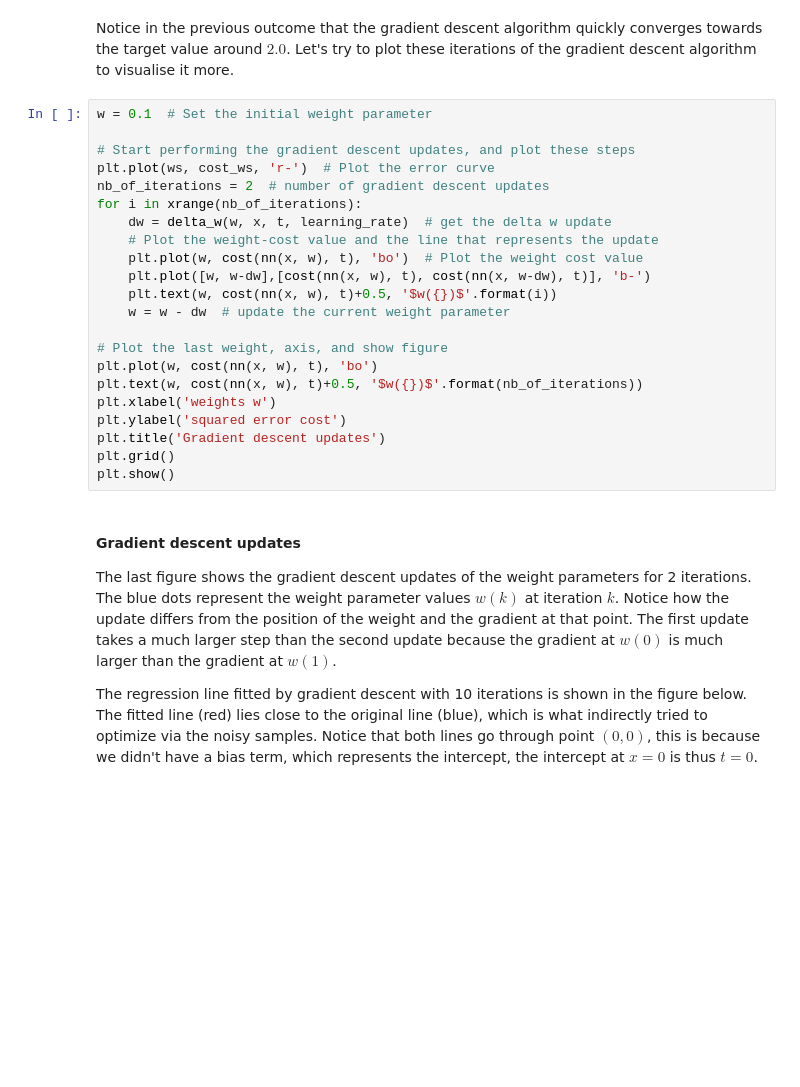
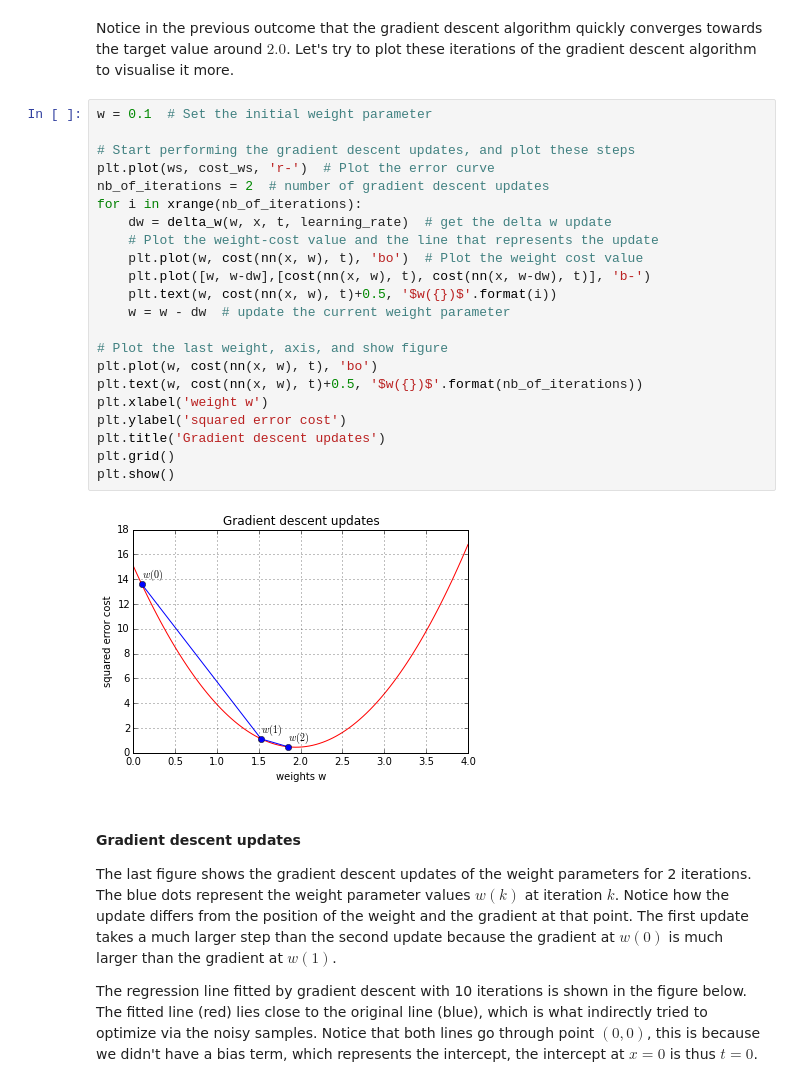
Before and after one commit to peterroelants/peterroelants.github.io, a Jupyter notebook: notebooks/neuralnets/Simple_neural_network_part01.ipynb, the cells around one changed output. Drawn from its saved outputs; the diff is of its cells as text; blank space fills up the shorter version.

```diff
--- a/notebooks/neuralnets/Simple_neural_network_part01.ipynb
+++ b/notebooks/neuralnets/Simple_neural_network_part01.ipynb
@@ -142,25 +154,27 @@ Notice in the previous outcome that the gradient descent algorithm quickly conve
 # %%
 w = 0.1  # Set the initial weight parameter
 
 # Start performing the gradient descent updates, and plot these steps
 plt.plot(ws, cost_ws, 'r-')  # Plot the error curve
 nb_of_iterations = 2  # number of gradient descent updates
 for i in xrange(nb_of_iterations):
     dw = delta_w(w, x, t, learning_rate)  # get the delta w update
     # Plot the weight-cost value and the line that represents the update
     plt.plot(w, cost(nn(x, w), t), 'bo')  # Plot the weight cost value
     plt.plot([w, w-dw],[cost(nn(x, w), t), cost(nn(x, w-dw), t)], 'b-')
     plt.text(w, cost(nn(x, w), t)+0.5, '$w({})$'.format(i))
     w = w - dw  # update the current weight parameter
 
 # Plot the last weight, axis, and show figure
 plt.plot(w, cost(nn(x, w), t), 'bo')
 plt.text(w, cost(nn(x, w), t)+0.5, '$w({})$'.format(nb_of_iterations))
-plt.xlabel('weights w')
+plt.xlabel('weight w')
 plt.ylabel('squared error cost')
 plt.title('Gradient descent updates')
 plt.grid()
 plt.show()
+# %% [output]
+[figure, added]
 # %% [markdown]
 #### Gradient descent updates
 
```
Also changed, not shown: parts of 5 cells of this notebook, 2 other files.
